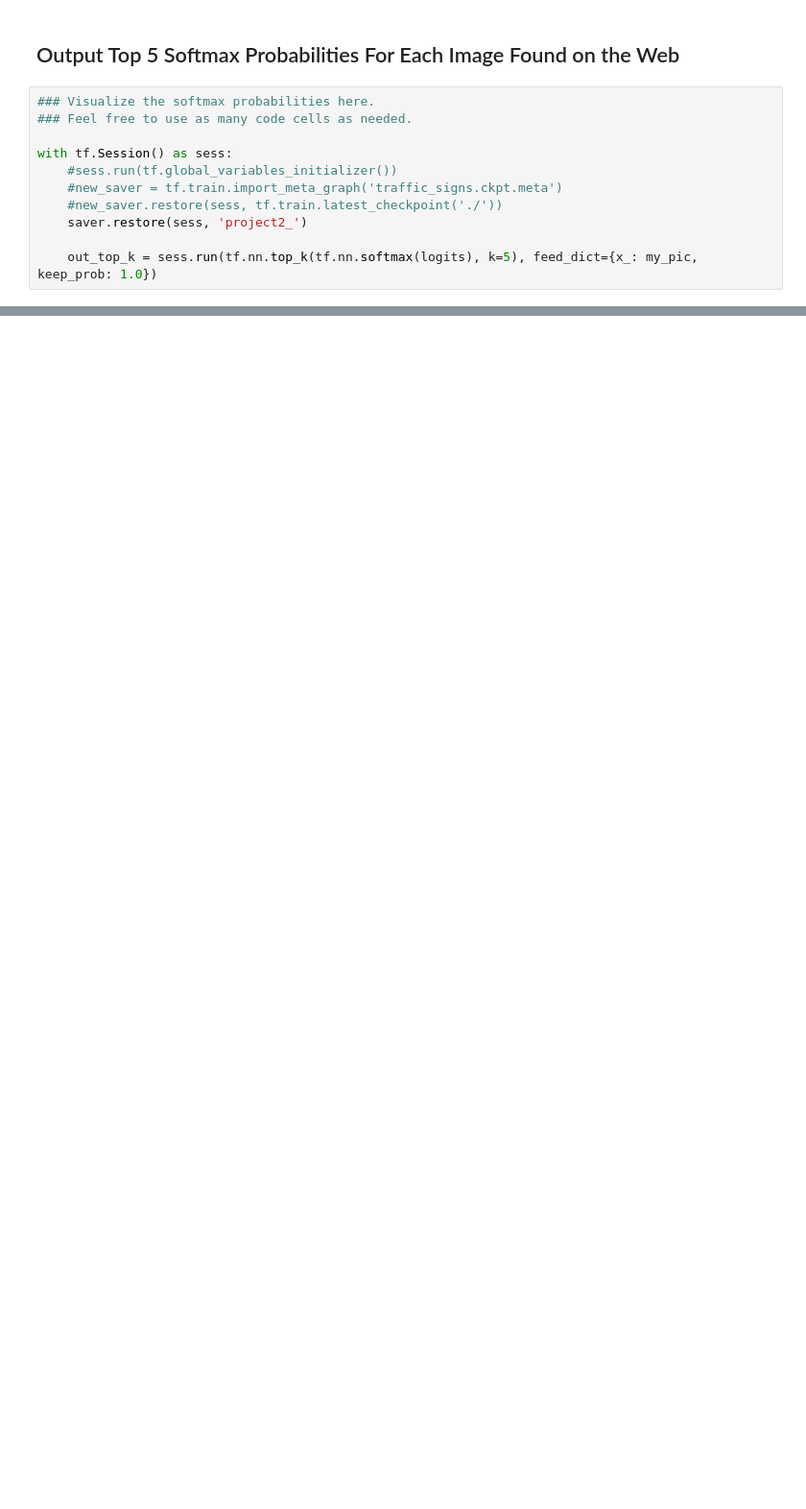
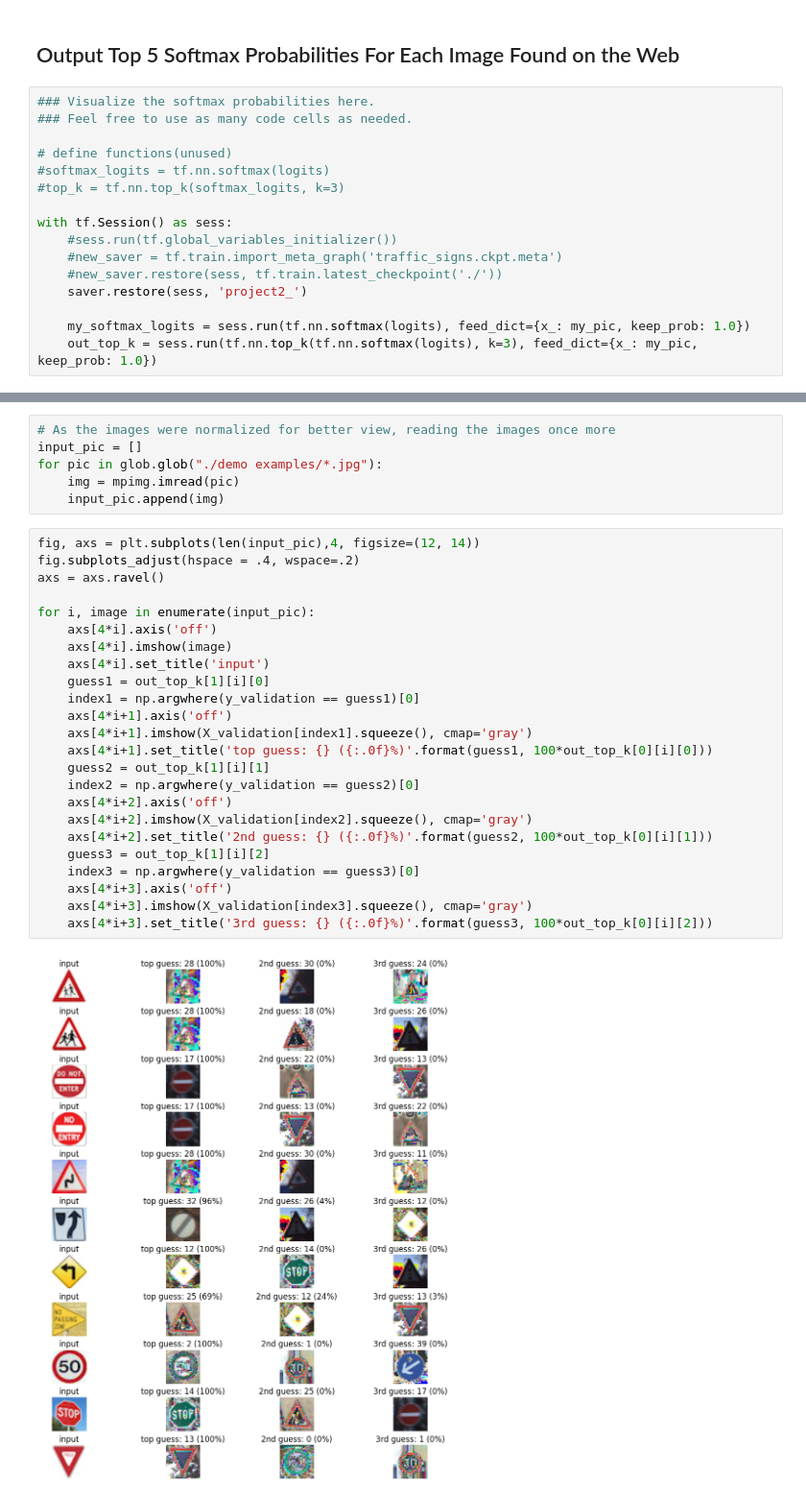
Before and after one commit to prateek47/Traffic-Sign-Classifier_Self-Driving-Car, a Jupyter notebook: Project 2.ipynb, the cells around one changed output, grey strips where cells are left out. Shown at 96% size. Cells and saved outputs as stored; diff of their text form; blank space fills up the shorter version.

```diff
--- a/Project 2.ipynb
+++ b/Project 2.ipynb
@@ -428,6 +461,10 @@ But, it is still weak in predicting the sign when there are multiple text or ima
 # %%
 ### Visualize the softmax probabilities here.
 ### Feel free to use as many code cells as needed.
+
+# define functions(unused)
+#softmax_logits = tf.nn.softmax(logits)
+#top_k = tf.nn.top_k(softmax_logits, k=3)
 
 with tf.Session() as sess:
     #sess.run(tf.global_variables_initializer())
@@ -435,4 +472,5 @@ with tf.Session() as sess:
     #new_saver.restore(sess, tf.train.latest_checkpoint('./'))
     saver.restore(sess, 'project2_')
 
-    out_top_k = sess.run(tf.nn.top_k(tf.nn.softmax(logits), k=5), feed_dict={x_: my_pic, keep_prob: 1.0})
+    my_softmax_logits = sess.run(tf.nn.softmax(logits), feed_dict={x_: my_pic, keep_prob: 1.0})
+    out_top_k = sess.run(tf.nn.top_k(tf.nn.softmax(logits), k=3), feed_dict={x_: my_pic, keep_prob: 1.0})
@@ -458,0 +501,32 @@ TopKV2(values=array([[  1.00000000e+00,   1.31765612e-18,   4.43298291e-19,
+# %%
+# As the images were normalized for better view, reading the images once more
+input_pic = []
+for pic in glob.glob("./demo examples/*.jpg"):
+    img = mpimg.imread(pic)
+    input_pic.append(img)
+# %%
+fig, axs = plt.subplots(len(input_pic),4, figsize=(12, 14))
+fig.subplots_adjust(hspace = .4, wspace=.2)
+axs = axs.ravel()
+
+for i, image in enumerate(input_pic):
+    axs[4*i].axis('off')
+    axs[4*i].imshow(image)
+    axs[4*i].set_title('input')
+    guess1 = out_top_k[1][i][0]
+    index1 = np.argwhere(y_validation == guess1)[0]
+    axs[4*i+1].axis('off')
+    axs[4*i+1].imshow(X_validation[index1].squeeze(), cmap='gray')
+    axs[4*i+1].set_title('top guess: {} ({:.0f}%)'.format(guess1, 100*out_top_k[0][i][0]))
+    guess2 = out_top_k[1][i][1]
+    index2 = np.argwhere(y_validation == guess2)[0]
+    axs[4*i+2].axis('off')
+    axs[4*i+2].imshow(X_validation[index2].squeeze(), cmap='gray')
+    axs[4*i+2].set_title('2nd guess: {} ({:.0f}%)'.format(guess2, 100*out_top_k[0][i][1]))
+    guess3 = out_top_k[1][i][2]
+    index3 = np.argwhere(y_validation == guess3)[0]
+    axs[4*i+3].axis('off')
+    axs[4*i+3].imshow(X_validation[index3].squeeze(), cmap='gray')
+    axs[4*i+3].set_title('3rd guess: {} ({:.0f}%)'.format(guess3, 100*out_top_k[0][i][2]))
+# %% [output]
+[figure, added]
```
Also changed, not shown: parts of 17 cells of this notebook.
